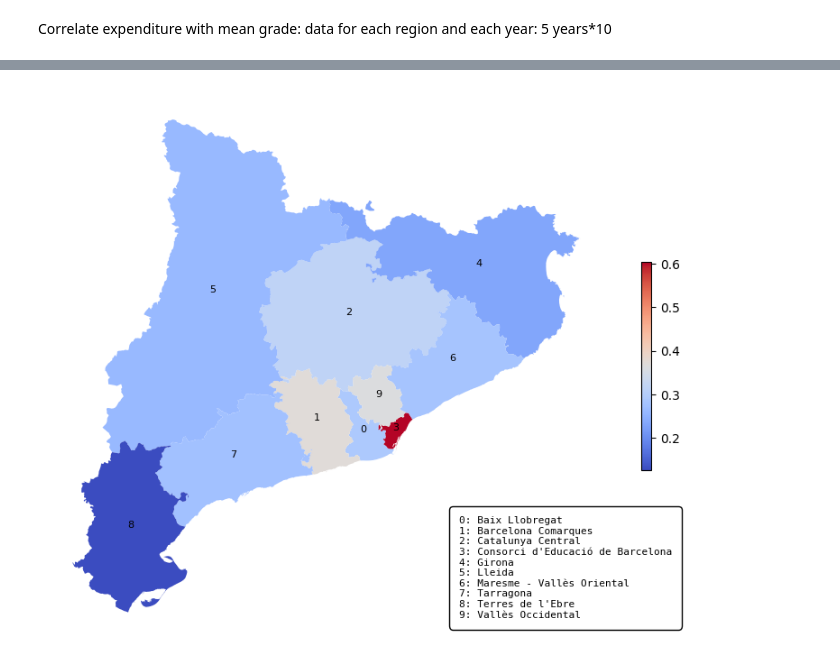
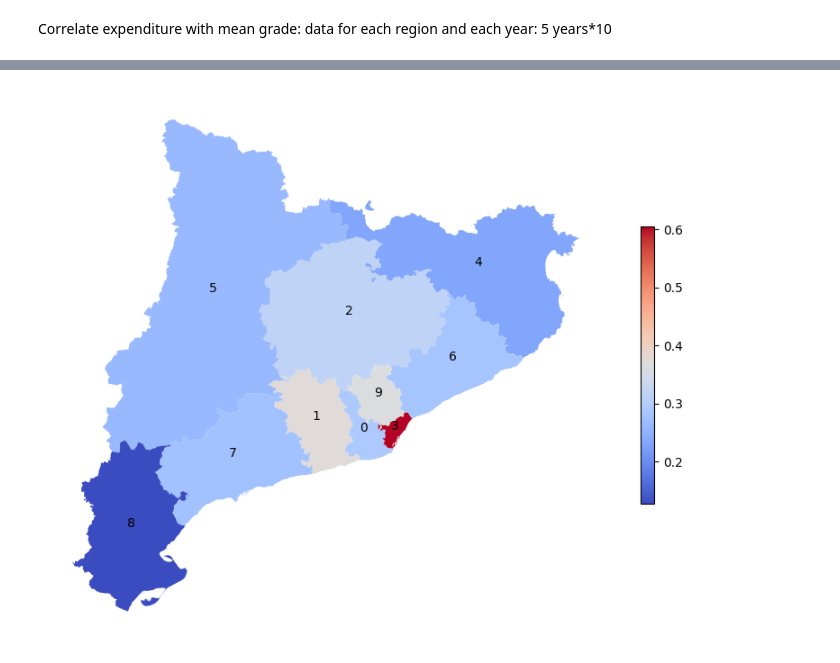
Before and after one commit to edejuan2002/avdm_Competecies, a Jupyter notebook: Eduardo/ed_approach.ipynb, the cells around one changed output, grey strips where cells are left out. Saved outputs shown, nothing was run; the diff lists cells and outputs as text; code cells hidden in the pictures.

```diff
--- a/Eduardo/ed_approach.ipynb
+++ b/Eduardo/ed_approach.ipynb
@@ -356,46 +349,23 @@ plt.show()
 # %%
 # Merge proportions and regions to form proportions_gdf
 proportions2 = proportions.merge(regions, on='area_territorial')
 proportions_gdf = gpd.GeoDataFrame(proportions2, geometry='geometry')
 
 # Plot the map with regions colored by 'Privat'
 fig, ax = plt.subplots(figsize=(10, 10))
 proportions_gdf.plot(column='Privat',
                      ax=ax,
                      legend=True,
                      cmap='coolwarm',
                      missing_kwds={"color": "lightgrey", "label": "No data"},
-                     legend_kwds={'shrink': 0.3})
+                     legend_kwds={'shrink': 0.4})
 
 # Add region codes as text on the map
 for idx, row in proportions_gdf.iterrows():
     ax.text(row.geometry.centroid.x, row.geometry.centroid.y,
-            row['code'], fontsize=8, ha='center', color='black')
-
-# Create a string for the mapping of codes to region names
-legend_text = "\n".join([f"{row['code']}: {row['area_territorial']}" for _, row in proportions_gdf.iterrows()])
-
-# Create a box for the legend
-legend_box = TextArea(legend_text, textprops=dict(fontsize=8, family='monospace'))
-anchored_box = AnchoredOffsetbox(loc='lower center',  # Place at the bottom center
-                                 child=legend_box,
-                                 pad=0.5,
-                                 frameon=True,  # Enable the box frame
-                                 bbox_to_anchor=(0.7, 0.2),  # Offset below the plot
-                                 bbox_transform=fig.transFigure,  # Use figure coordinates
-                                 borderpad=0.5)
-anchored_box.patch.set_boxstyle("round,pad=0.3")  # Rounded corners for the box
-ax.add_artist(anchored_box)
-
-# Customize the title
-# plt.title('Proportion of students in private schools',
-#           fontsize=20,
-#           fontweight='bold',
-#           color='darkblue',
-#           loc='center',
-#           pad=20)
+            row['code'], fontsize=10, ha='center', color='black')
 
 plt.axis('off')  # Hide axes
 plt.show()
 # %% [output]
-[figure, old version]
+[figure, new version]
```
Also changed, not shown: parts of 5 cells of this notebook.
